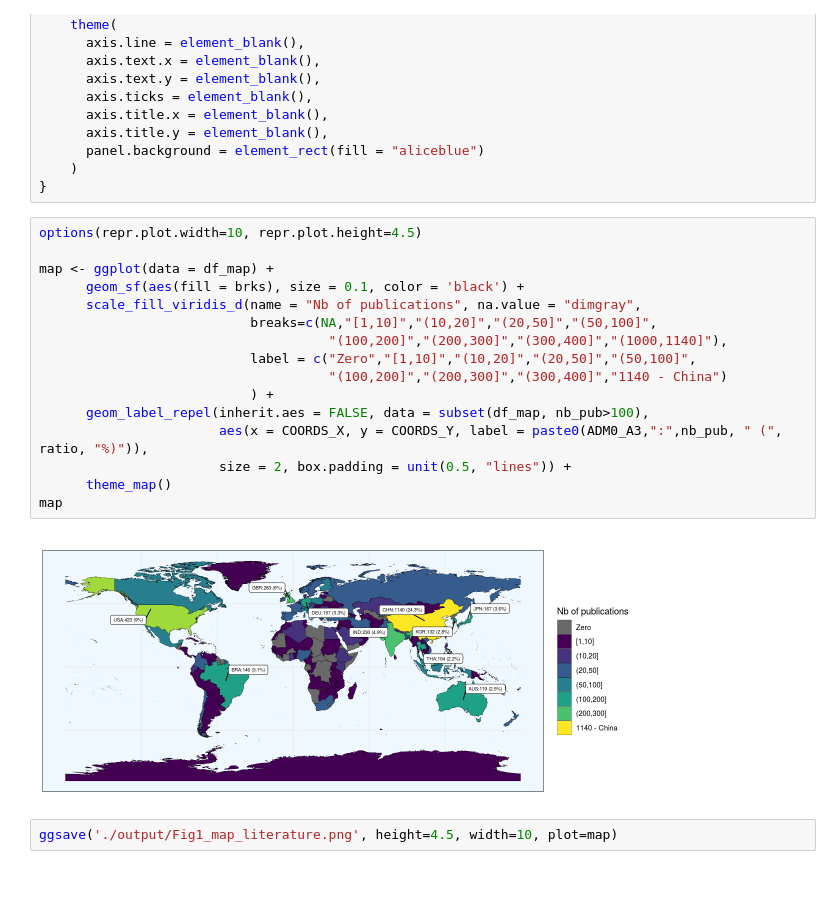
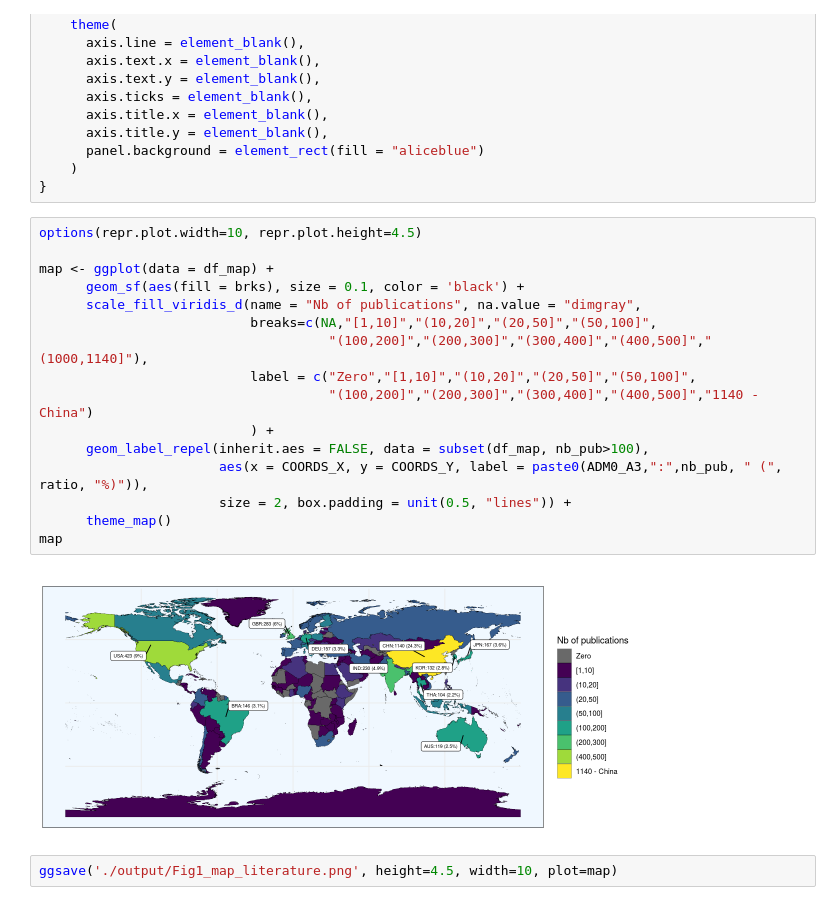
Before and after one commit to ClaireLepault/Mapping-country-mitig-pathways, a Jupyter notebook: 6_Figures/R_Fig1_Mapping_literature.ipynb, the cells around one changed output. Saved outputs shown, nothing was run; the diff lists cells and outputs as text.

```diff
--- a/6_Figures/R_Fig1_Mapping_literature.ipynb
+++ b/6_Figures/R_Fig1_Mapping_literature.ipynb
@@ -133,20 +133,20 @@ theme_map <- function(...) {
 # %%
 options(repr.plot.width=10, repr.plot.height=4.5)
 
 map <- ggplot(data = df_map) +
       geom_sf(aes(fill = brks), size = 0.1, color = 'black') +
       scale_fill_viridis_d(name = "Nb of publications", na.value = "dimgray",
                            breaks=c(NA,"[1,10]","(10,20]","(20,50]","(50,100]",
-                                     "(100,200]","(200,300]","(300,400]","(1000,1140]"),
+                                     "(100,200]","(200,300]","(300,400]","(400,500]","(1000,1140]"),
                            label = c("Zero","[1,10]","(10,20]","(20,50]","(50,100]",
-                                     "(100,200]","(200,300]","(300,400]","1140 - China")
+                                     "(100,200]","(200,300]","(300,400]","(400,500]","1140 - China")
                            ) +
       geom_label_repel(inherit.aes = FALSE, data = subset(df_map, nb_pub>100),
                        aes(x = COORDS_X, y = COORDS_Y, label = paste0(ADM0_A3,":",nb_pub, " (", ratio, "%)")),
                        size = 2, box.padding = unit(0.5, "lines")) +
       theme_map()
 map
 # %% [output]
-[figure, old version]
+[figure, new version]
 # %%
 ggsave('./output/Fig1_map_literature.png', height=4.5, width=10, plot=map)
```
Also changed, not shown: 1 other file.
